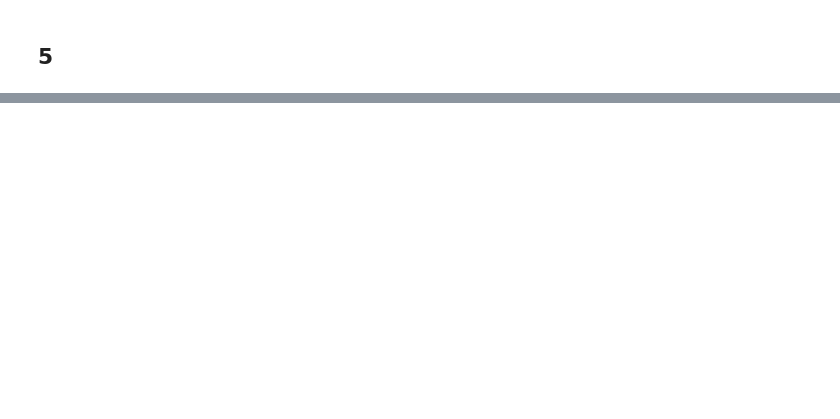
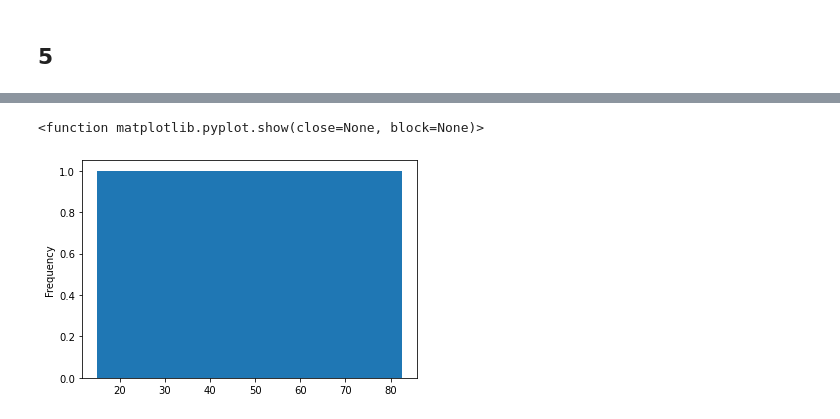
Before and after one commit to hinzle/numpy-pandas-visualization-exercises, a Jupyter notebook: pandas_series.ipynb, the cells around one changed output, grey strips where cells are left out. Saved outputs shown, nothing was run; the diff lists cells and outputs as text; code cells hidden in the pictures; blank space fills up the shorter version.

```diff
--- a/pandas_series.ipynb
+++ b/pandas_series.ipynb
@@ -778,0 +1038,6 @@ Name: Fruits, dtype: object
+# %%
+numbers_series.plot.hist()
+plt.show
+# %% [output]
+<function matplotlib.pyplot.show(close=None, block=None)>
+[figure, added]
```
Also changed, not shown: parts of 89 cells of this notebook.
